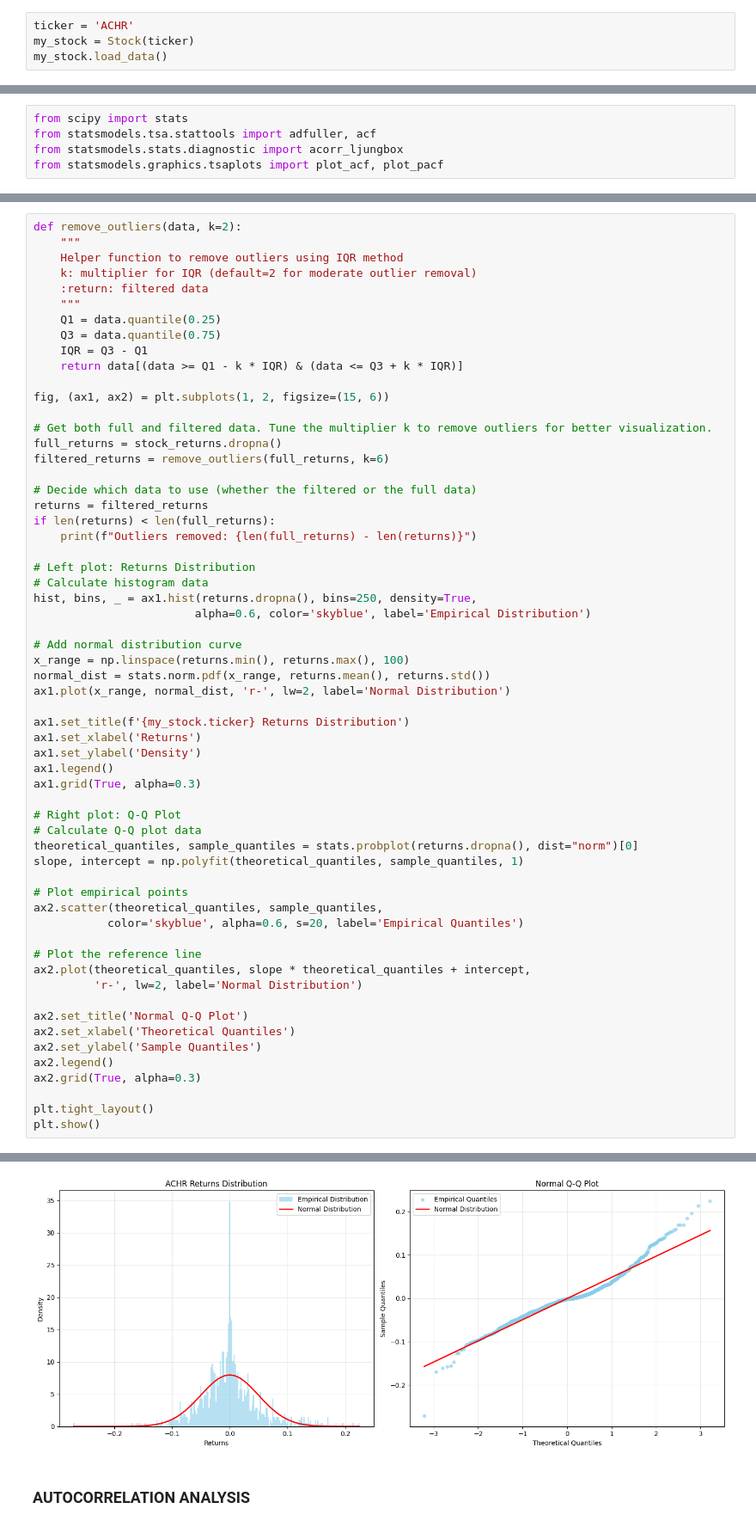
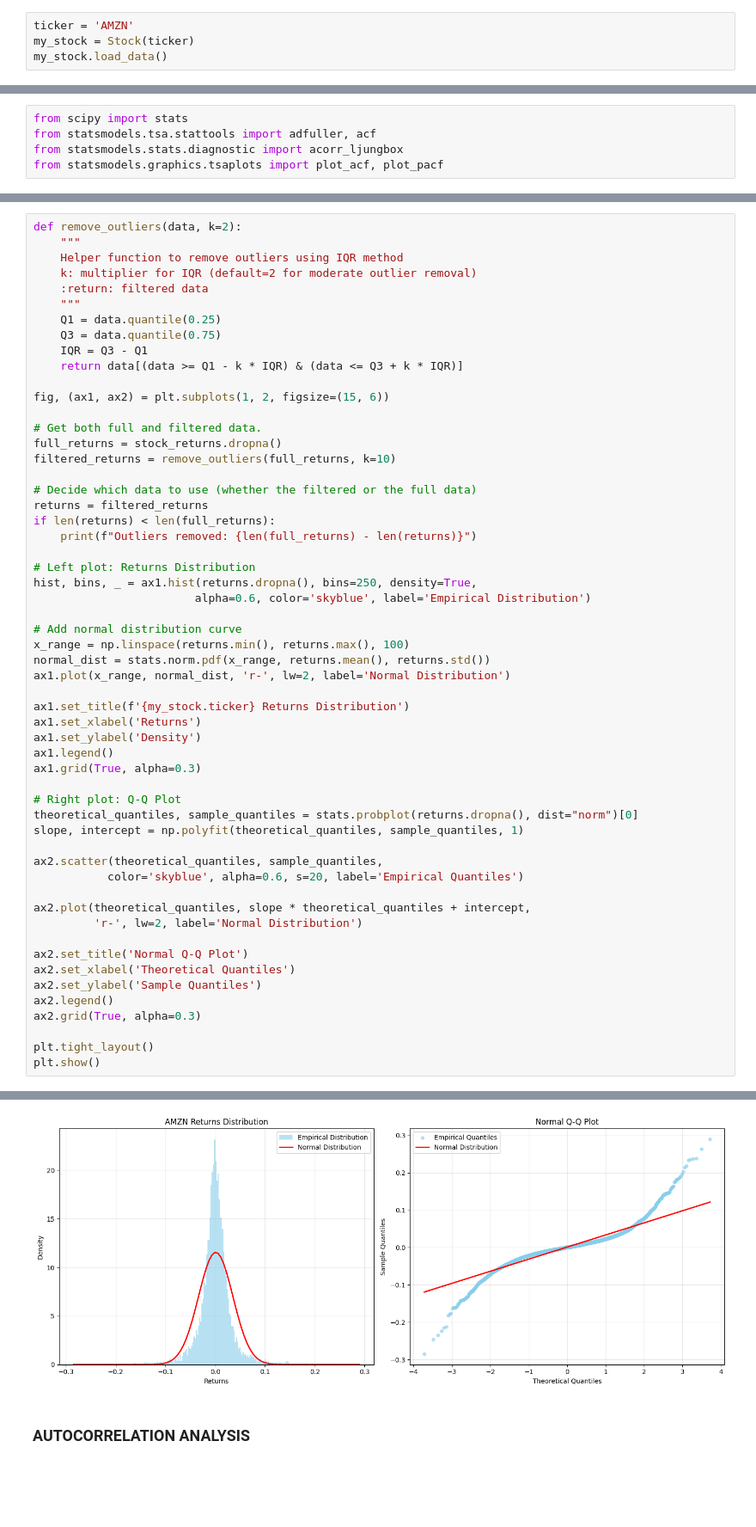
Before and after one commit to CharlieNestor/markov_switching_model_stocks, a Jupyter notebook: EDA_analysis.ipynb, the cells around one changed output, grey strips where cells are left out. Shown at 86% size. Cells and saved outputs as stored; diff of their text form; blank space fills up the shorter version.

```diff
--- a/EDA_analysis.ipynb
+++ b/EDA_analysis.ipynb
@@ -14,5 +25,5 @@ We can choose any valid ticker symbol and the class will download the data from
 # %%
-ticker = 'ACHR'
+ticker = 'AMZN'
 my_stock = Stock(ticker)
 my_stock.load_data()
 # %% [output]
@@ -147,9 +167,9 @@ def remove_outliers(data, k=2):
 
 fig, (ax1, ax2) = plt.subplots(1, 2, figsize=(15, 6))
 
-# Get both full and filtered data. Tune the multiplier k to remove outliers for better visualization.
+# Get both full and filtered data.
 full_returns = stock_returns.dropna()
-filtered_returns = remove_outliers(full_returns, k=6)
+filtered_returns = remove_outliers(full_returns, k=10)
 
 # Decide which data to use (whether the filtered or the full data)
 returns = filtered_returns
@@ -157,7 +177,6 @@ if len(returns) < len(full_returns):
     print(f"Outliers removed: {len(full_returns) - len(returns)}")
 
 # Left plot: Returns Distribution
-# Calculate histogram data
 hist, bins, _ = ax1.hist(returns.dropna(), bins=250, density=True,
                         alpha=0.6, color='skyblue', label='Empirical Distribution')
 
@@ -165,37 +184,34 @@ hist, bins, _ = ax1.hist(returns.dropna(), bins=250, density=True,
 x_range = np.linspace(returns.min(), returns.max(), 100)
 normal_dist = stats.norm.pdf(x_range, returns.mean(), returns.std())
 ax1.plot(x_range, normal_dist, 'r-', lw=2, label='Normal Distribution')
 
 ax1.set_title(f'{my_stock.ticker} Returns Distribution')
 ax1.set_xlabel('Returns')
 ax1.set_ylabel('Density')
 ax1.legend()
 ax1.grid(True, alpha=0.3)
 
 # Right plot: Q-Q Plot
-# Calculate Q-Q plot data
 theoretical_quantiles, sample_quantiles = stats.probplot(returns.dropna(), dist="norm")[0]
 slope, intercept = np.polyfit(theoretical_quantiles, sample_quantiles, 1)
 
-# Plot empirical points
 ax2.scatter(theoretical_quantiles, sample_quantiles,
            color='skyblue', alpha=0.6, s=20, label='Empirical Quantiles')
 
-# Plot the reference line
 ax2.plot(theoretical_quantiles, slope * theoretical_quantiles + intercept,
          'r-', lw=2, label='Normal Distribution')
 
 ax2.set_title('Normal Q-Q Plot')
 ax2.set_xlabel('Theoretical Quantiles')
 ax2.set_ylabel('Sample Quantiles')
 ax2.legend()
 ax2.grid(True, alpha=0.3)
 
 plt.tight_layout()
 plt.show()
 # %% [output]
 Outliers removed: 1
-[figure, old version]
+[figure, new version]
 # %% [markdown]
 ### AUTOCORRELATION ANALYSIS
 # %% [markdown]
```
Also changed, not shown: parts of 31 cells of this notebook.
